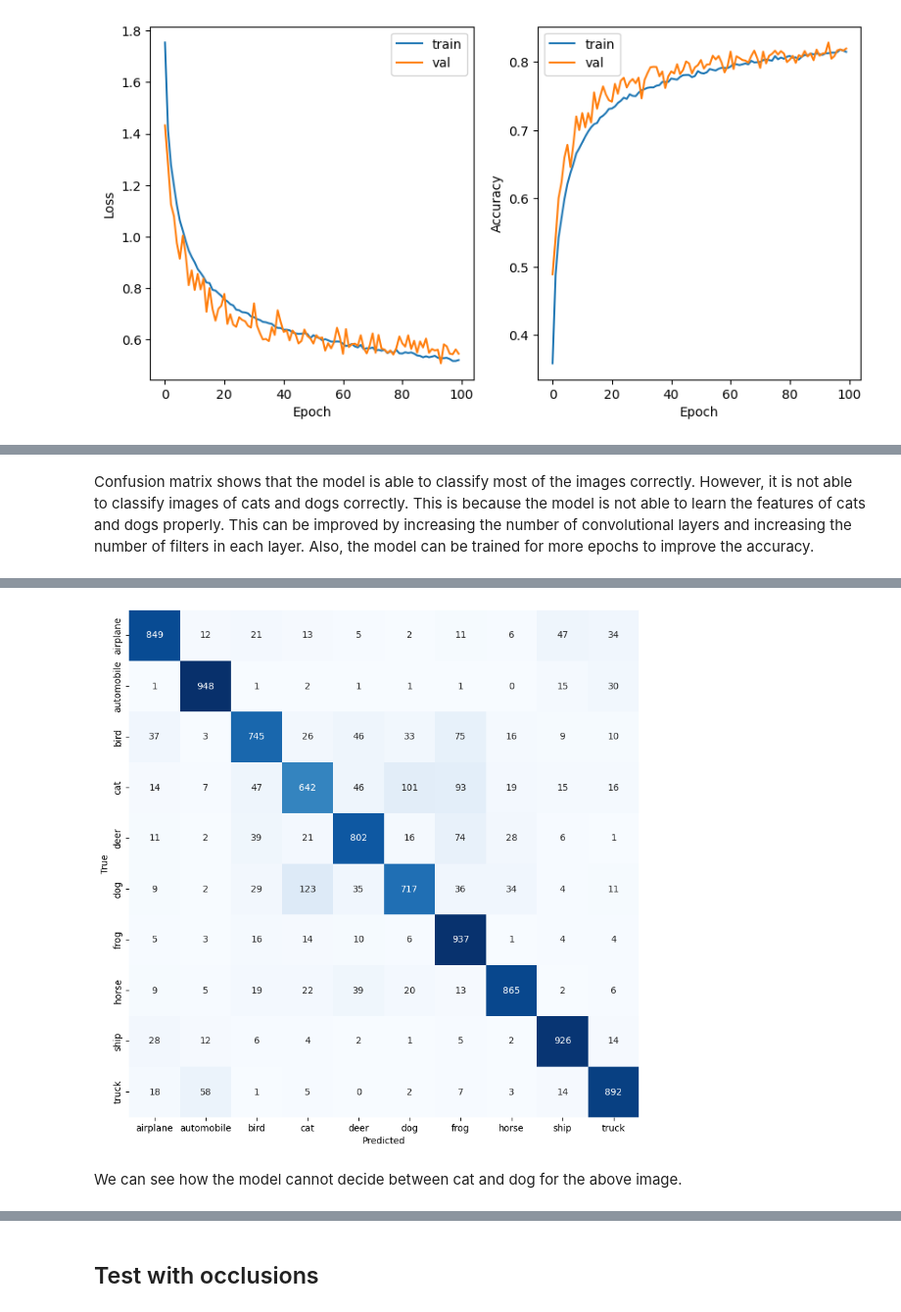
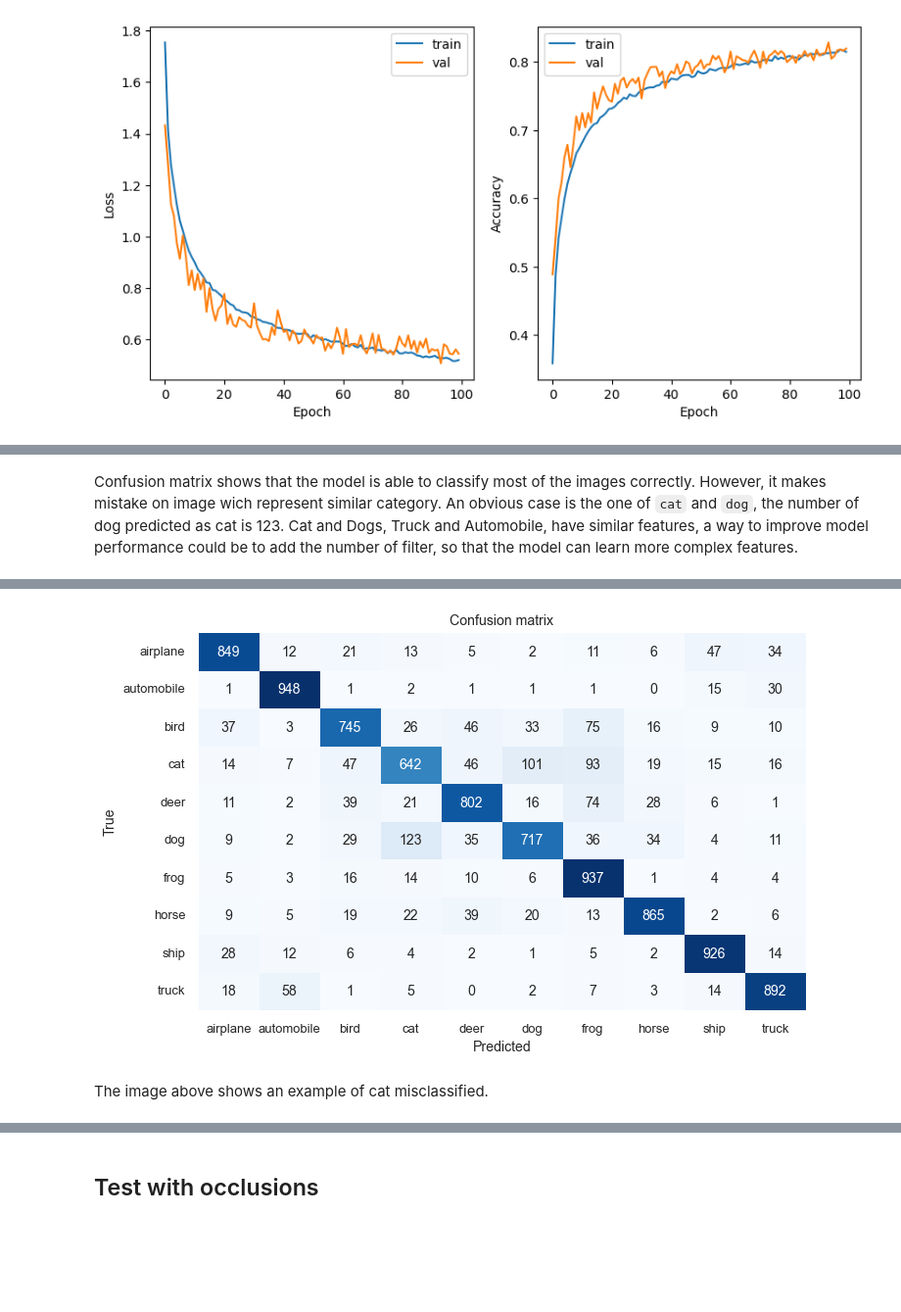
Before and after one commit to lilf4p/ispr-midterm, a Jupyter notebook: midterm3/image_classification.ipynb, the cells around one changed output, grey strips where cells are left out. Shown at 98% size. Saved outputs shown, nothing was run; the diff lists cells and outputs as text; code cells hidden in the pictures; blank space fills up the shorter version.

```diff
--- a/midterm3/image_classification.ipynb
+++ b/midterm3/image_classification.ipynb
@@ -214,5 +188,5 @@ Test accuracy: 0.83
-# %% [markdown]
-Confusion matrix shows that the model is able to classify most of the images correctly. However, it is not able to classify images of cats and dogs correctly. This is because the model is not able to learn the features of cats and dogs properly. This can be improved by increasing the number of convolutional layers and increasing the number of filters in each layer. Also, the model can be trained for more epochs to improve the accuracy.
+# %% [markdown]
+Confusion matrix shows that the model is able to classify most of the images correctly. However, it makes mistake on image wich represent similar category. An obvious case is the one of `cat` and `dog`, the number of dog predicted as cat is 123. Cat and Dogs, Truck and Automobile, have similar features, a way to improve model performance could be to add the number of filter, so that the model can learn more complex features.
 # %%
 from sklearn.metrics import confusion_matrix
 import seaborn as sns
@@ -220,7 +194,11 @@ y_pred = model.predict(test_images)
 y_pred_classes = np.argmax(y_pred, axis=1)
 y_true = np.argmax(test_labels, axis=1)
 cm = confusion_matrix(y_true, y_pred_classes)
-plt.figure(figsize=(10, 10))
+plt.figure(figsize=(8,5))
+# label size
+sns.set(font_scale=0.85)
+plt.tight_layout()
+plt.title('Confusion matrix')
 sns.heatmap(cm, annot=True, fmt='d', cmap='Blues', cbar=False, xticklabels=class_names, yticklabels=class_names)
 plt.xlabel('Predicted')
 plt.ylabel('True')
@@ -230,5 +208,5 @@ plt.show()
-[figure, old version]
+[figure, new version]
-# %% [markdown]
-We can see how the model cannot decide between cat and dog for the above image.
+# %% [markdown]
+The image above shows an example of cat misclassified.
 # %%
 # make a prediction on a random image
```
Also changed, not shown: parts of 22 cells of this notebook.
